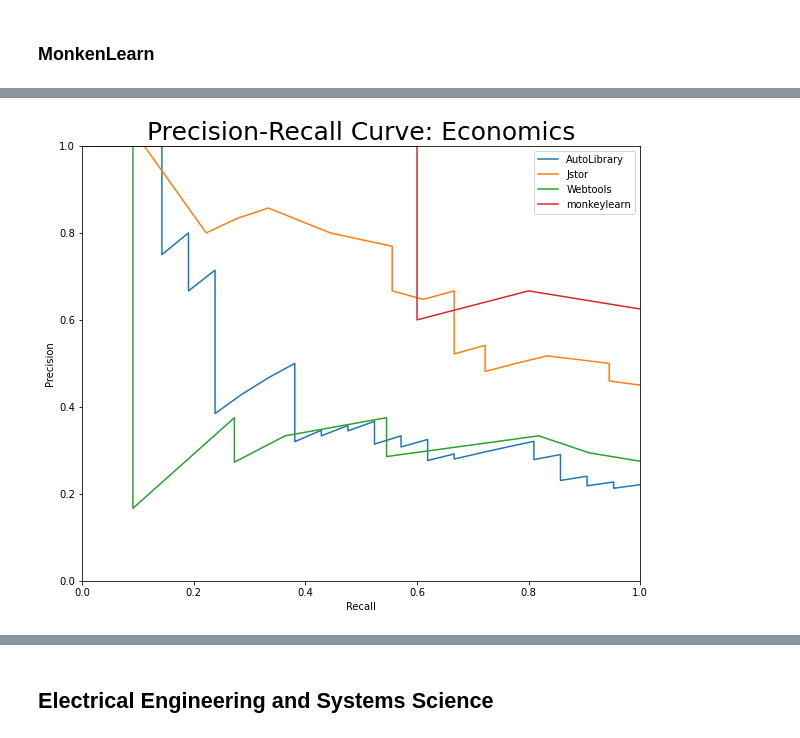
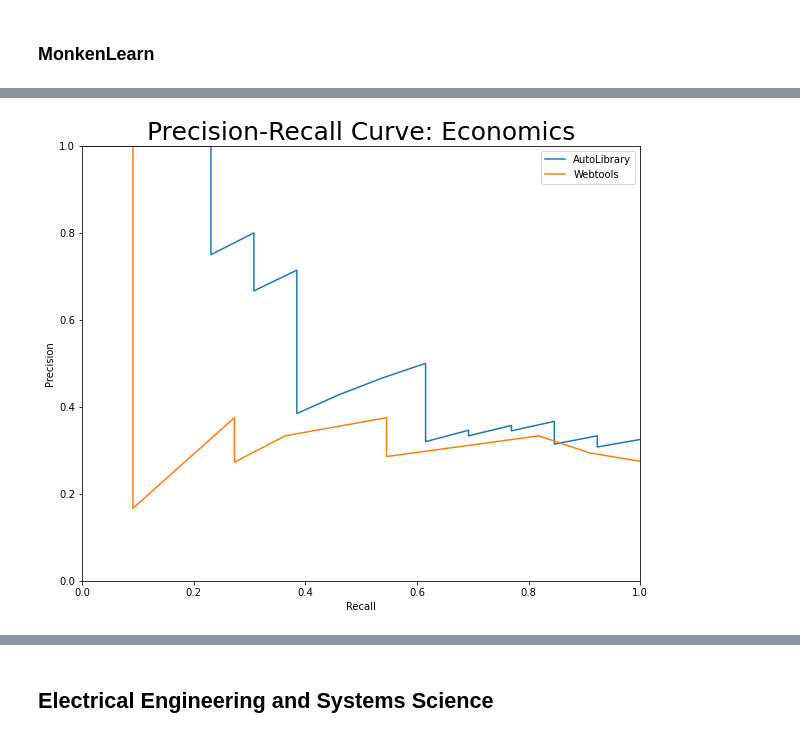
Before and after one commit to YichunRen/AutoLibrary-Scientific-Paper-Keywords-Extraction-, a Jupyter notebook: notebooks/Experiment.ipynb, the cells around one changed output, grey strips where cells are left out. Saved outputs shown, nothing was run; the diff lists cells and outputs as text; code cells hidden in the pictures.

Commit message:
four domains completed

```diff
--- a/notebooks/Experiment.ipynb
+++ b/notebooks/Experiment.ipynb
@@ -242,8 +263,8 @@ utils.graph_precision_recall(autophrase_cs_labels, autophrase_cs_df,
 # %% [markdown]
 ### AutoLibrary
 # %%
-autophrase_econ_df = weighted_df['Economics'].dropna().head(100)
-autophrase_econ_df
+autophrase_econ_df = weighted_df['Economics'].dropna().head(40)
+autophrase_econ_df.head(5)
 # %% [output]
 |  | phrase | score |
 | 0 | affirmative action | 0.854857 |
@@ -262,10 +276,6 @@ autophrase_econ_df
 autophrase_econ_labels = [1, 1, 1, 0, 1, 0, 1, 0, 0, 0,
                          0, 0, 0, 1, 1, 1, 0, 0, 0, 0,
                          0, 0, 0, 0, 0, 1, 0, 1, 0, 1,
-                         0, 0, 0, 0, 0, 1, 0, 0, 0, 1,
-                         0, 0, 0, 0, 0, 0, 0, 1, 0, 0,
-                         1, 1, 1, 0, 0, 0, 0, 0, 0, 0,
-                         0, 1, 0, 0, 0, 0, 0, 0, 0, 0,
-                         0, 0, 0, 0, 0, 0, 0, 0, 1, 0,
-                         0, 0, 0, 0, 0, 0, 0, 1, 0, 0,
-                         0, 0, 0, 0, 1, 0, 0, 0, 0, 0]
+                         0, 0, 0, 0, 0, 1, 0, 0, 0, 1]
+top40_acc_df = top40_acc_df.append({"Accuracy": np.mean(autophrase_econ_labels), "Analyzer": "AutoLibrary", "Domain": "Economics"}, ignore_index = True)
+top40_acc_df
@@ -404,8 +446,6 @@ monkeylearn_econ_labels = [1, 1, 1, 0, 0, 1, 0, 1, 0, 0]
 # %%
 # graph
 utils.graph_precision_recall(autophrase_econ_labels, autophrase_econ_df,
-    jstor_econ_labels, jstor_econ_phrases,
-    webtools_econ_labels, webtools_econ_phrases,
-    monkeylearn_econ_labels, monkeylearn_econ_phrases, "Economics")
+    webtools_econ_labels, webtools_econ_phrases, "Economics")
 # %% [output]
-[figure, old version]
+[figure, new version]
```
Also changed, not shown: parts of 47 cells of this notebook.
